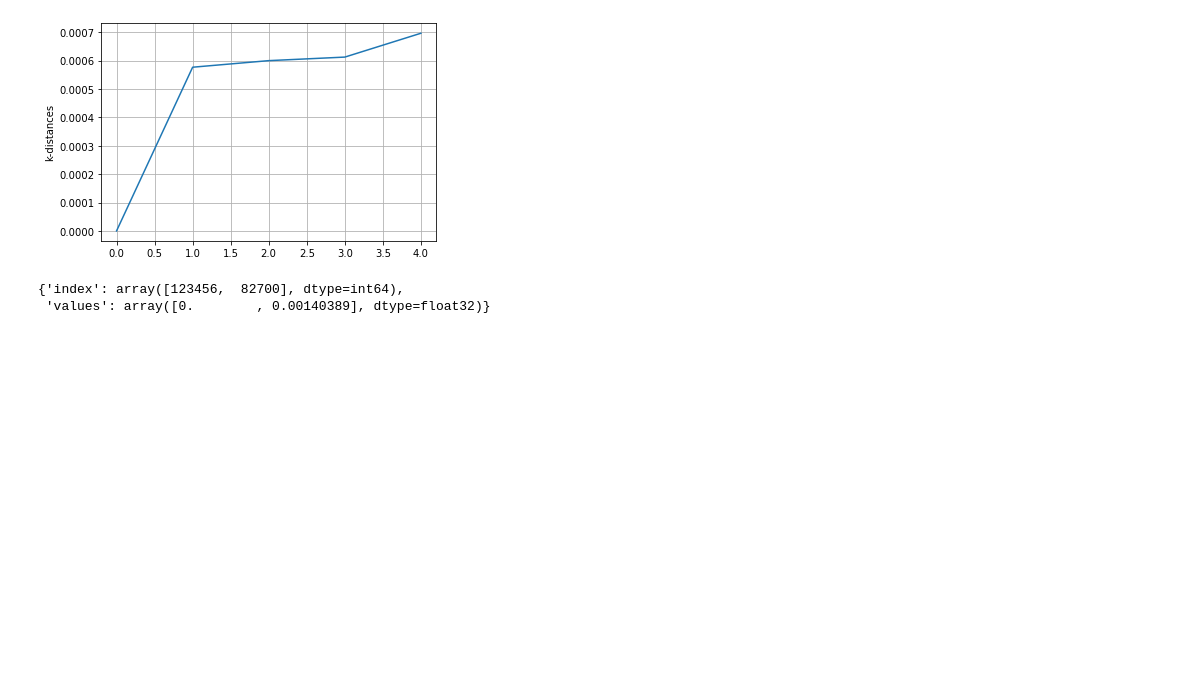
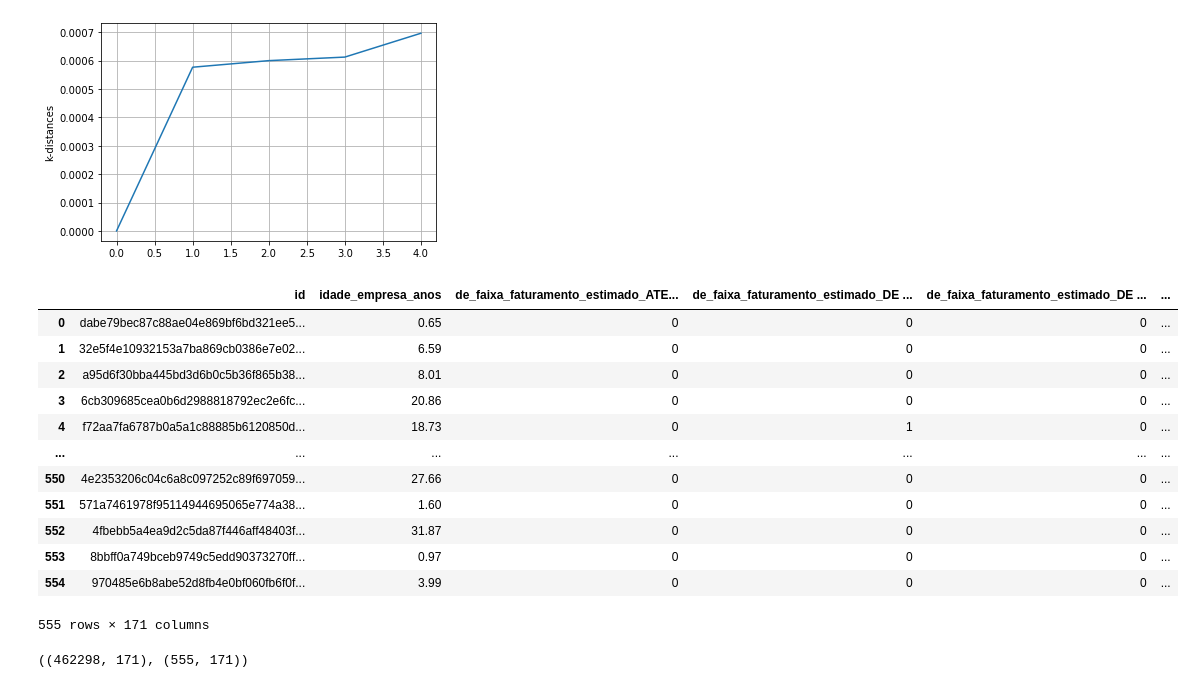
Before and after one commit to Rpinto02/Similarity_Recommender, a Jupyter notebook: model/market-Gower_distance_neighbours.ipynb, the cells around one changed output. Cells and saved outputs as stored; diff of their text form; code cells hidden in the pictures; blank space fills up the shorter version.

```diff
--- a/model/market-Gower_distance_neighbours.ipynb
+++ b/model/market-Gower_distance_neighbours.ipynb
@@ -201,17 +201,24 @@ plt.show()
 [figure]
 # %%
 market_Id_processed = market.join(market_ID['id'])
-# %%
-def neighbours_search(Id,df,n_top):
-    index = df[df.loc[:,'id']==Id].index[0]
-    df = df.drop(columns=['id'])
-    ID_neighbour = df[index:index+1]
-    Nearest_neighbours = gower.gower_topn(ID_neighbour, df, n = n_top)
-    return Nearest_neighbours;
-
-Id = market_Id_processed.id[123456]
-NN_ID = neighbours_search(Id,market_Id_processed,2)
-NN_ID
-# %% [output]
-{'index': array([123456,  82700], dtype=int64),
- 'values': array([0.        , 0.00140389], dtype=float32)}
+# %%
+p1 = pd.read_csv('../data/portfolio1_ETL.csv')
+p1
+# %% [output]
+|  | id | idade_empresa_anos | de_faixa_faturamento_estimado_ATE... | de_faixa_faturamento_estimado_DE ... | de_faixa_faturamento_estimado_DE ... | ... |
+| 0 | dabe79bec87c88ae04e869bf6bd321ee5... | 0.65 | 0 | 0 | 0 | ... |
+| 1 | 32e5f4e10932153a7ba869cb0386e7e02... | 6.59 | 0 | 0 | 0 | ... |
+| 2 | a95d6f30bba445bd3d6b0c5b36f865b38... | 8.01 | 0 | 0 | 0 | ... |
+| 3 | 6cb309685cea0b6d2988818792ec2e6fc... | 20.86 | 0 | 0 | 0 | ... |
+| 4 | f72aa7fa6787b0a5a1c88885b6120850d... | 18.73 | 0 | 1 | 0 | ... |
+| ... | ... | ... | ... | ... | ... | ... |
+| 550 | 4e2353206c04c6a8c097252c89f697059... | 27.66 | 0 | 0 | 0 | ... |
+| 551 | 571a7461978f95114944695065e774a38... | 1.60 | 0 | 0 | 0 | ... |
+| 552 | 4fbebb5a4ea9d2c5da87f446aff48403f... | 31.87 | 0 | 0 | 0 | ... |
+| 553 | 8bbff0a749bceb9749c5edd90373270ff... | 0.97 | 0 | 0 | 0 | ... |
+| 554 | 970485e6b8abe52d8fb4e0bf060fb6f0f... | 3.99 | 0 | 0 | 0 | ... |
+555 rows × 171 columns
+# %%
+market_Id_processed.shape, p1.shape
+# %% [output]
+((462298, 171), (555, 171))
```
Also changed, not shown: parts of 7 cells of this notebook, 1 other file.
